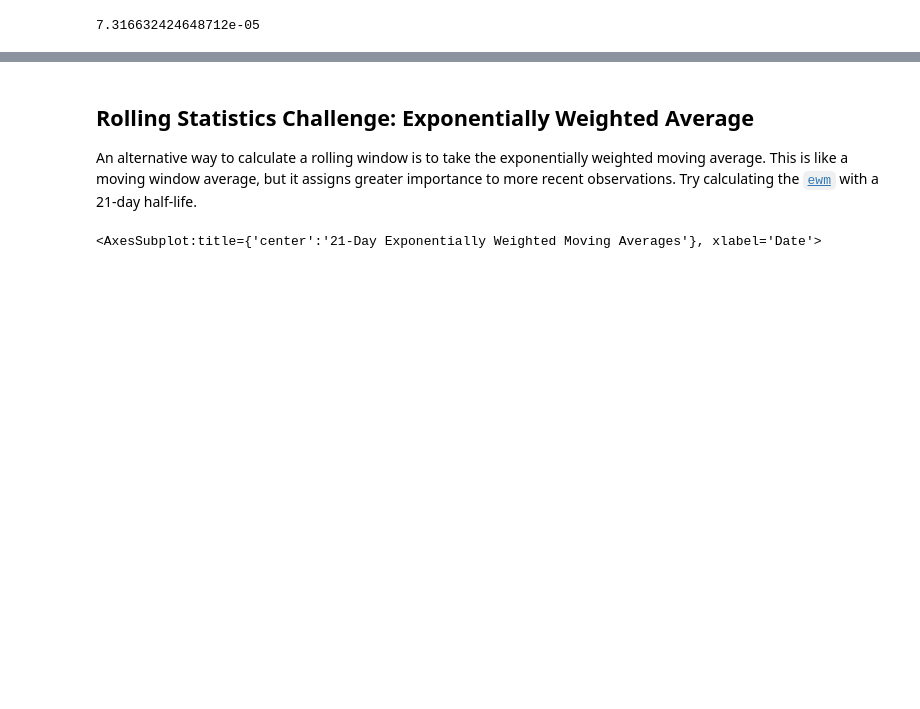
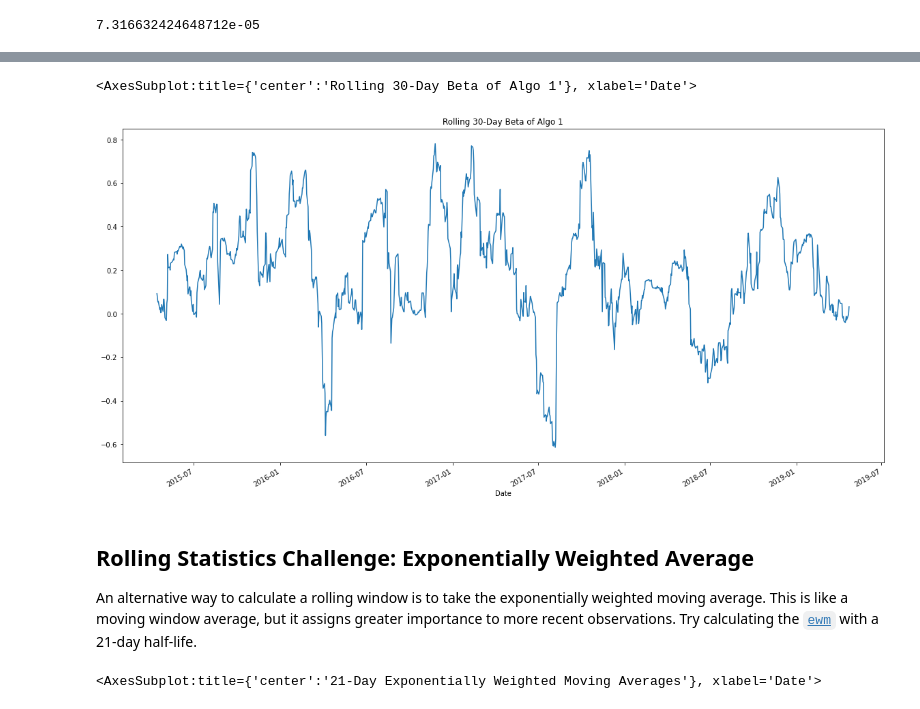
Before and after one commit to Boulaz2002/Pandas-Homework, a Jupyter notebook: portfolio_analysis.ipynb, the cells around one changed output, grey strips where cells are left out. Drawn from its saved outputs; the diff is of its cells as text; code cells hidden in the pictures; blank space fills up the shorter version.

```diff
--- a/portfolio_analysis.ipynb
+++ b/portfolio_analysis.ipynb
@@ -318,0 +320,6 @@ beta
+# %%
+# Plot beta trend
+rolling_algo_1_covariance = joined_return['Algo 1'].rolling(window=30).cov(joined_return['sp500 Return'])
+rolling_algo_1_variance = joined_return['sp500 Return'].rolling(window=30).var()
+rolling_beta = rolling_algo_1_covariance / rolling_algo_1_variance
+rolling_beta
@@ -319,3 +340,8 @@ beta
+# %%
+rolling_beta.plot(figsize=(20,10),title='Rolling 30-Day Beta of Algo 1')
+# %% [output]
+<AxesSubplot:title={'center':'Rolling 30-Day Beta of Algo 1'}, xlabel='Date'>
+[figure, added]
 # %% [markdown]
 ## Rolling Statistics Challenge: Exponentially Weighted Average
 
```
Also changed, not shown: parts of 13 cells of this notebook.
